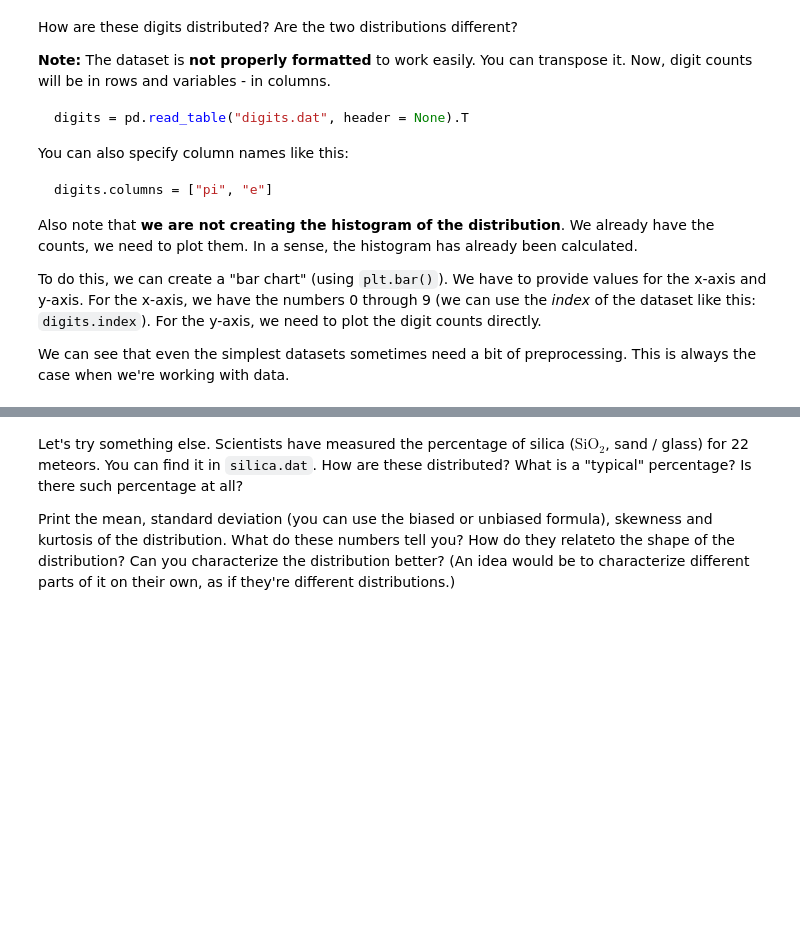
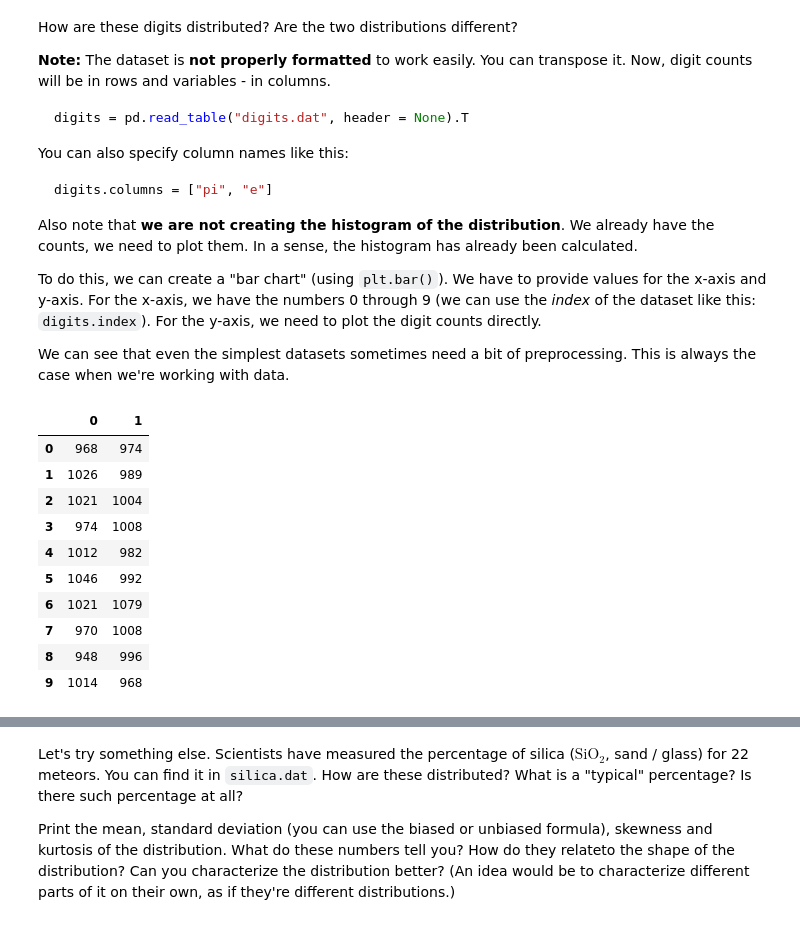
Before and after one commit to GalkaKG/Math-Concepts-for-Developers, a Jupyter notebook: 12. Exercise Statistics/Statistics Exercise.ipynb, the cells around one changed output, grey strips where cells are left out. Cells and saved outputs as stored; diff of their text form; code cells hidden in the pictures; blank space fills up the shorter version.

```diff
--- a/12. Exercise Statistics/Statistics Exercise.ipynb
+++ b/12. Exercise Statistics/Statistics Exercise.ipynb
@@ -45,0 +42,16 @@ We can see that even the simplest datasets sometimes need a bit of preprocessing
+# %%
+digits = pd.read_table("digits.dat", header = None).T
+
+digits
+# %% [output]
+|  | 0 | 1 |
+| 0 | 968 | 974 |
+| 1 | 1026 | 989 |
+| 2 | 1021 | 1004 |
+| 3 | 974 | 1008 |
+| 4 | 1012 | 982 |
+| 5 | 1046 | 992 |
+| 6 | 1021 | 1079 |
+| 7 | 970 | 1008 |
+| 8 | 948 | 996 |
+| 9 | 1014 | 968 |
```
Also changed, not shown: parts of 10 cells of this notebook.
